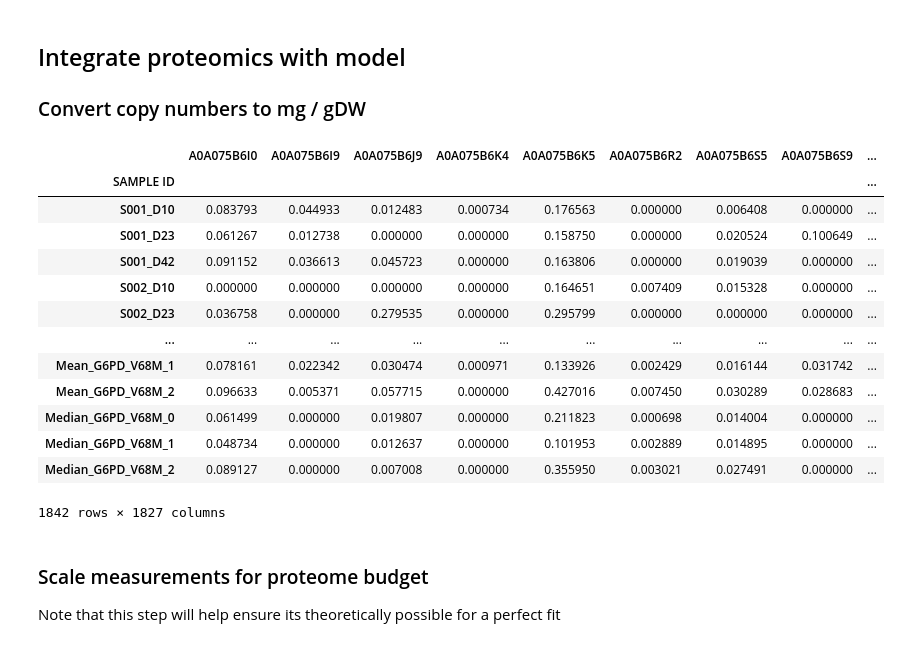
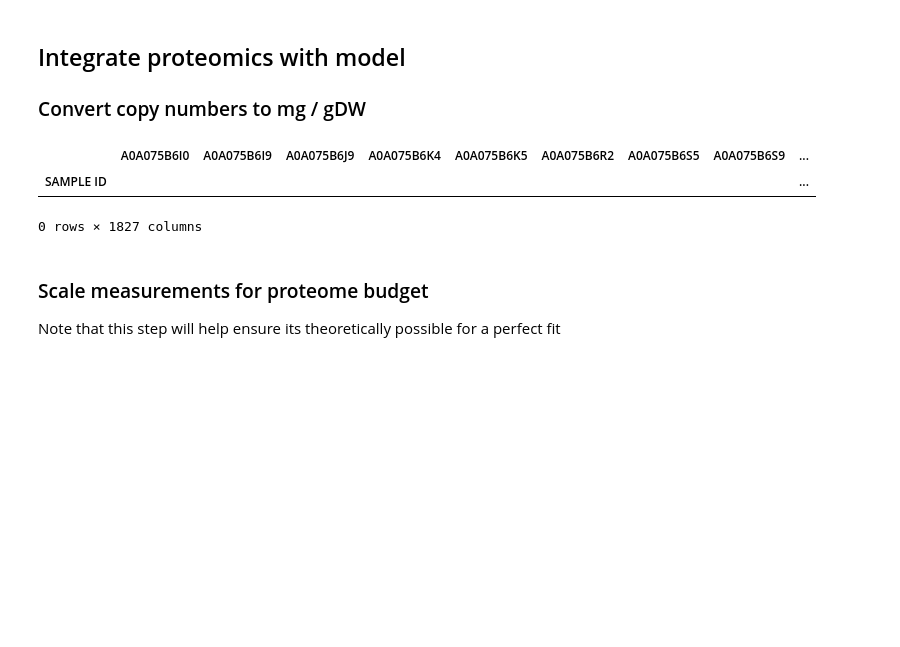
Before and after one commit to z-haiman/RBC-GEM, a Jupyter notebook: code/notebooks/analysis/OVERLAY/4a. Create context-specific models - REDS RBC Omics.ipynb, the cells around one changed output. Cells and saved outputs as stored; diff of their text form; code cells hidden in the pictures; blank space fills up the shorter version.

```diff
--- a/code/notebooks/analysis/OVERLAY/4a. Create context-specific models - REDS RBC Omics.ipynb
+++ b/code/notebooks/analysis/OVERLAY/4a. Create context-specific models - REDS RBC Omics.ipynb
@@ -225,31 +225,20 @@ Number of models to generate: 1842
 # %%
 df_uniprot_to_mw = df_protein_data["Mass"] / 1000  # g/mol --> # kg / mol
 df_mg_prot_per_gDW = (
     df_copy_numbers[df_protein_data.index].mul(
         1 / df_MCH.squeeze(), axis=0
     )  # cell / pgDW
     * (1e12 / 1)  # pgDW / gDW
     * (1 / AVOGADRO_NUMBER)  # mol / protein copies
     * (df_uniprot_to_mw)  # kg / mol
     * (1e6 / 1)  # mg / kg
 ).copy()
 df_mg_prot_per_gDW = df_mg_prot_per_gDW.loc[df_copy_numbers.index]
-df_mg_prot_per_gDW
+df_mg_prot_per_gDW[df_mg_prot_per_gDW.index.duplicated()]
 # %% [output]
 |  | A0A075B6I0 | A0A075B6I9 | A0A075B6J9 | A0A075B6K4 | A0A075B6K5 | A0A075B6R2 | A0A075B6S5 | A0A075B6S9 | ... |
 | SAMPLE ID |  |  |  |  |  |  |  |  | ... |
-| S001_D10 | 0.083793 | 0.044933 | 0.012483 | 0.000734 | 0.176563 | 0.000000 | 0.006408 | 0.000000 | ... |
-| S001_D23 | 0.061267 | 0.012738 | 0.000000 | 0.000000 | 0.158750 | 0.000000 | 0.020524 | 0.100649 | ... |
-| S001_D42 | 0.091152 | 0.036613 | 0.045723 | 0.000000 | 0.163806 | 0.000000 | 0.019039 | 0.000000 | ... |
-| S002_D10 | 0.000000 | 0.000000 | 0.000000 | 0.000000 | 0.164651 | 0.007409 | 0.015328 | 0.000000 | ... |
-| S002_D23 | 0.036758 | 0.000000 | 0.279535 | 0.000000 | 0.295799 | 0.000000 | 0.000000 | 0.000000 | ... |
-| ... | ... | ... | ... | ... | ... | ... | ... | ... | ... |
-| Mean_G6PD_V68M_1 | 0.078161 | 0.022342 | 0.030474 | 0.000971 | 0.133926 | 0.002429 | 0.016144 | 0.031742 | ... |
-| Mean_G6PD_V68M_2 | 0.096633 | 0.005371 | 0.057715 | 0.000000 | 0.427016 | 0.007450 | 0.030289 | 0.028683 | ... |
-| Median_G6PD_V68M_0 | 0.061499 | 0.000000 | 0.019807 | 0.000000 | 0.211823 | 0.000698 | 0.014004 | 0.000000 | ... |
-| Median_G6PD_V68M_1 | 0.048734 | 0.000000 | 0.012637 | 0.000000 | 0.101953 | 0.002889 | 0.014895 | 0.000000 | ... |
-| Median_G6PD_V68M_2 | 0.089127 | 0.000000 | 0.007008 | 0.000000 | 0.355950 | 0.003021 | 0.027491 | 0.000000 | ... |
-1842 rows × 1827 columns
+0 rows × 1827 columns
 # %% [markdown]
 ### Scale measurements for proteome budget
 Note that this step will help ensure its theoretically possible for a perfect fit
```
Also changed, not shown: parts of 15 cells of this notebook, 12 other files.
